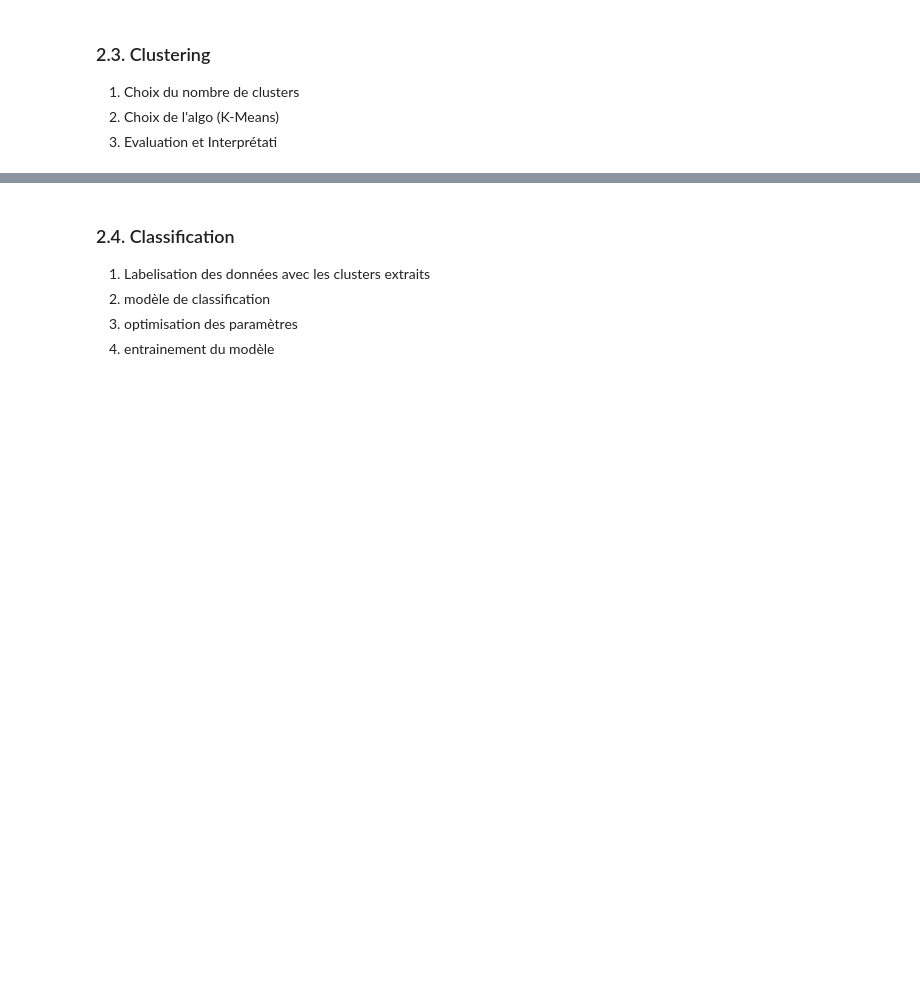
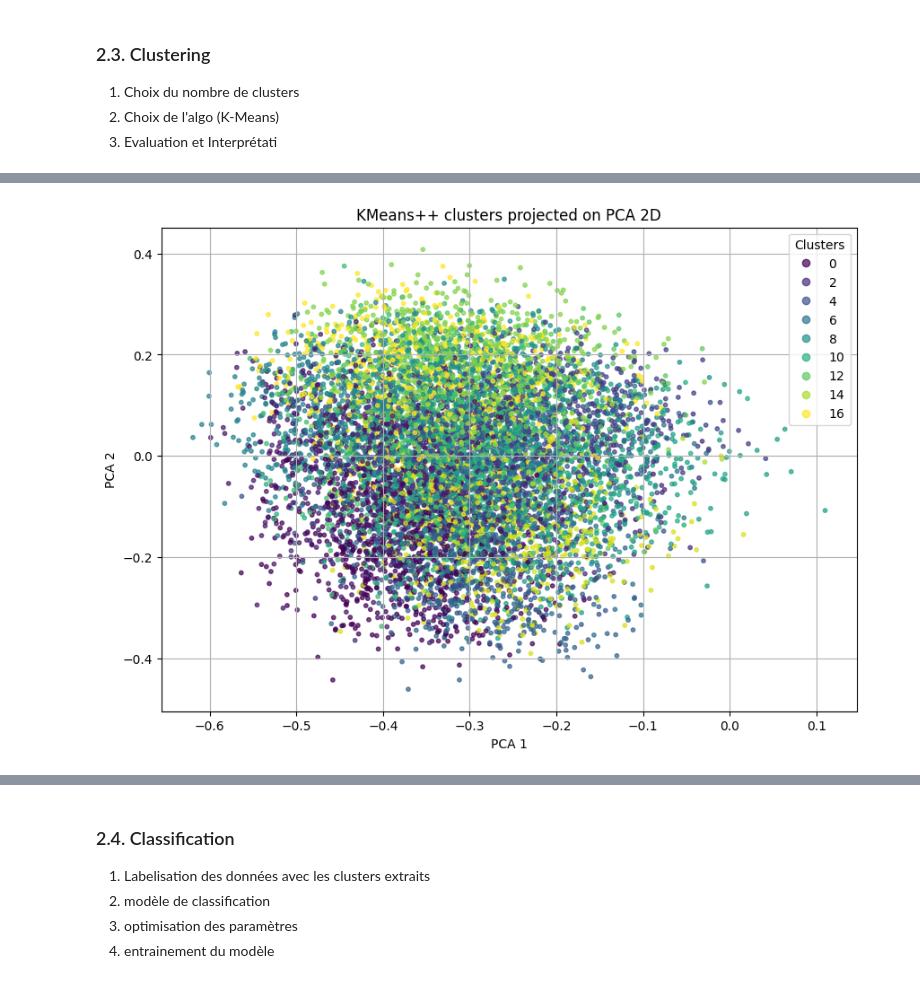
Before and after one commit to realhugoviana/jokes_clustering, a Jupyter notebook: joke_clustering.ipynb, the cells around one changed output, grey strips where cells are left out. Saved outputs shown, nothing was run; the diff lists cells and outputs as text; code cells hidden in the pictures; blank space fills up the shorter version.

```diff
--- a/joke_clustering.ipynb
+++ b/joke_clustering.ipynb
@@ -342,9 +153,0 @@ Fuzzy Partition Coefficient (FPC) = 0.3333
-# %%
-# top most representative jokes
-for cluster_id in range(K):
-    print(f"\nCLUSTER {cluster_id}")
-
-    subset = df.sort_values(by=f"membership_cluster_{cluster_id}", ascending=False).head(15)
-
-    for _, row in subset.iterrows():
-        print(f"- ({row[f'membership_cluster_{cluster_id}']:.3f}) {row['Joke']}")
@@ -417,10 +153,0 @@ plt.show()
-# %%
-for cluster_id in sorted(set(labels)):
-    subset = df[df["cluster"] == cluster_id]
-
-    print(f"\nCLUSTER {cluster_id} | size = {len(subset)}")
-
-    sample = subset["Joke"].sample(min(10, len(subset)), random_state=42)
-
-    for j in sample:
-        print("-", j)
@@ -535,0 +204,72 @@ SCORES : [0.806, 0.773, 0.356]
+# %%
+import numpy as np
+import matplotlib.pyplot as plt
+
+from sklearn.cluster import KMeans
+from sklearn.decomposition import TruncatedSVD
+from sklearn.metrics import silhouette_samples
+
+K = 17
+
+# 1) KMeans++
+kmeans = KMeans(
+    n_clusters=K,
+    init="k-means++",
+    n_init=10,
+    random_state=42
+)
+
+labels = kmeans.fit_predict(X_combined)
+df_sample["cluster"] = labels
+
+# 2) Projection 2D type PCA
+svd = TruncatedSVD(n_components=2, random_state=42)
+X_2d = svd.fit_transform(X_combined)
+
+df_sample["PCA1"] = X_2d[:, 0]
+df_sample["PCA2"] = X_2d[:, 1]
+
+# 3) Affichage
+plt.figure(figsize=(10, 7))
+
+scatter = plt.scatter(
+    df_sample["PCA1"],
+    df_sample["PCA2"],
+    c=df_sample["cluster"],
+    s=10,
+    alpha=0.7
+)
+
+plt.xlabel("PCA 1")
+plt.ylabel("PCA 2")
+plt.title("KMeans++ clusters projected on PCA 2D")
+plt.grid(True)
+plt.legend(*scatter.legend_elements(), title="Clusters")
+plt.show()
+
+# 4) Blagues les plus proches des centroïdes
+distances_to_centroids = kmeans.transform(X_combined)
+
+
+# score silhouette pour chaque point
+sample_silhouette_values = silhouette_samples(X_combined, labels)
+
+for cluster_id in range(K):
+    cluster_indices = np.where(labels == cluster_id)[0]
+
+    # score moyen du cluster
+    cluster_score = sample_silhouette_values[cluster_indices].mean()
+
+    cluster_distances = distances_to_centroids[cluster_indices, cluster_id]
+    sorted_local_indices = np.argsort(cluster_distances)
+
+    top_n = 10
+    closest_indices = cluster_indices[sorted_local_indices[:top_n]]
+
+    print("\n" + "=" * 80)
+    print(f"CLUSTER {cluster_id} | size = {len(cluster_indices)} | score = {cluster_score:.4f}")
+
+    for idx in closest_indices:
+        print("-", df_sample.iloc[idx]["Joke"])
+# %% [output]
+[figure, added]
```
Also changed, not shown: parts of 18 cells of this notebook.
